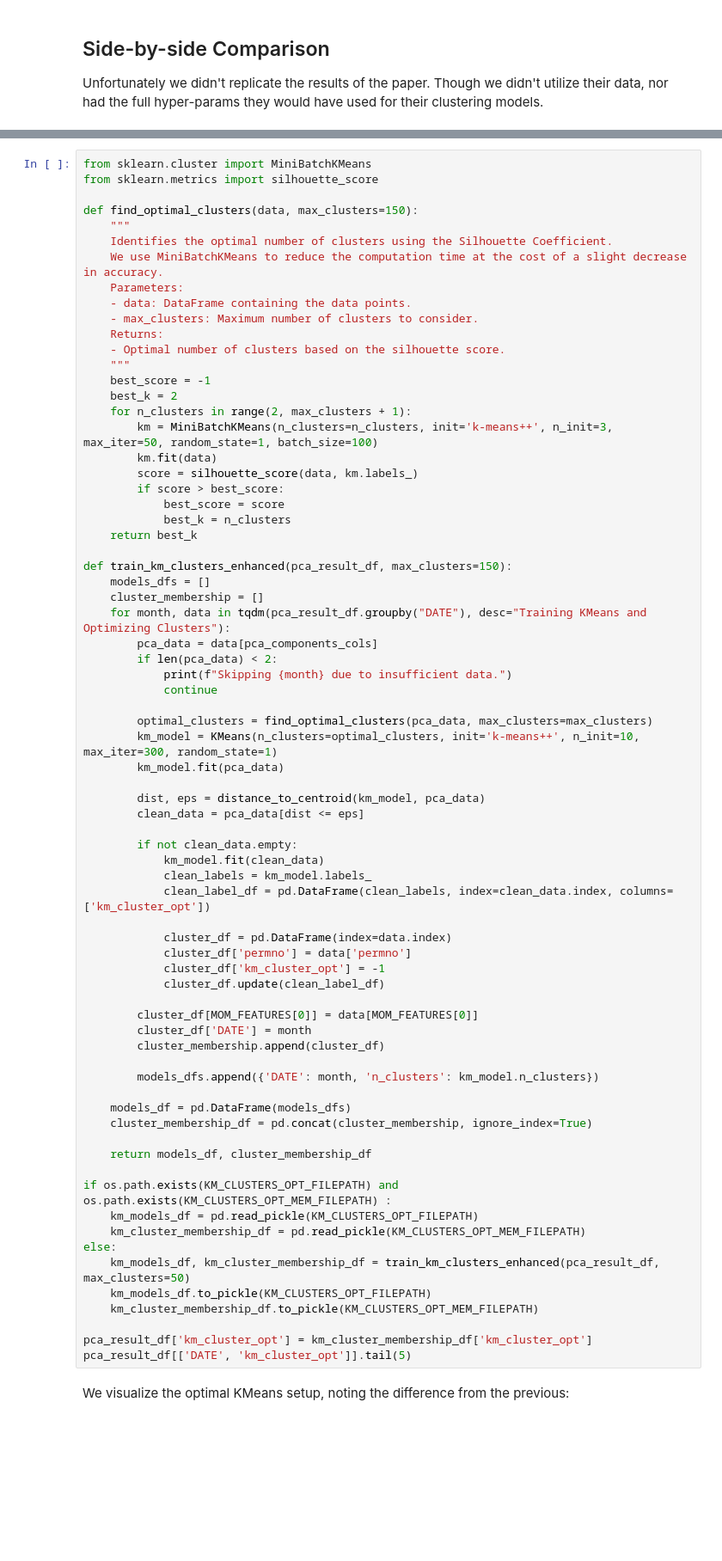
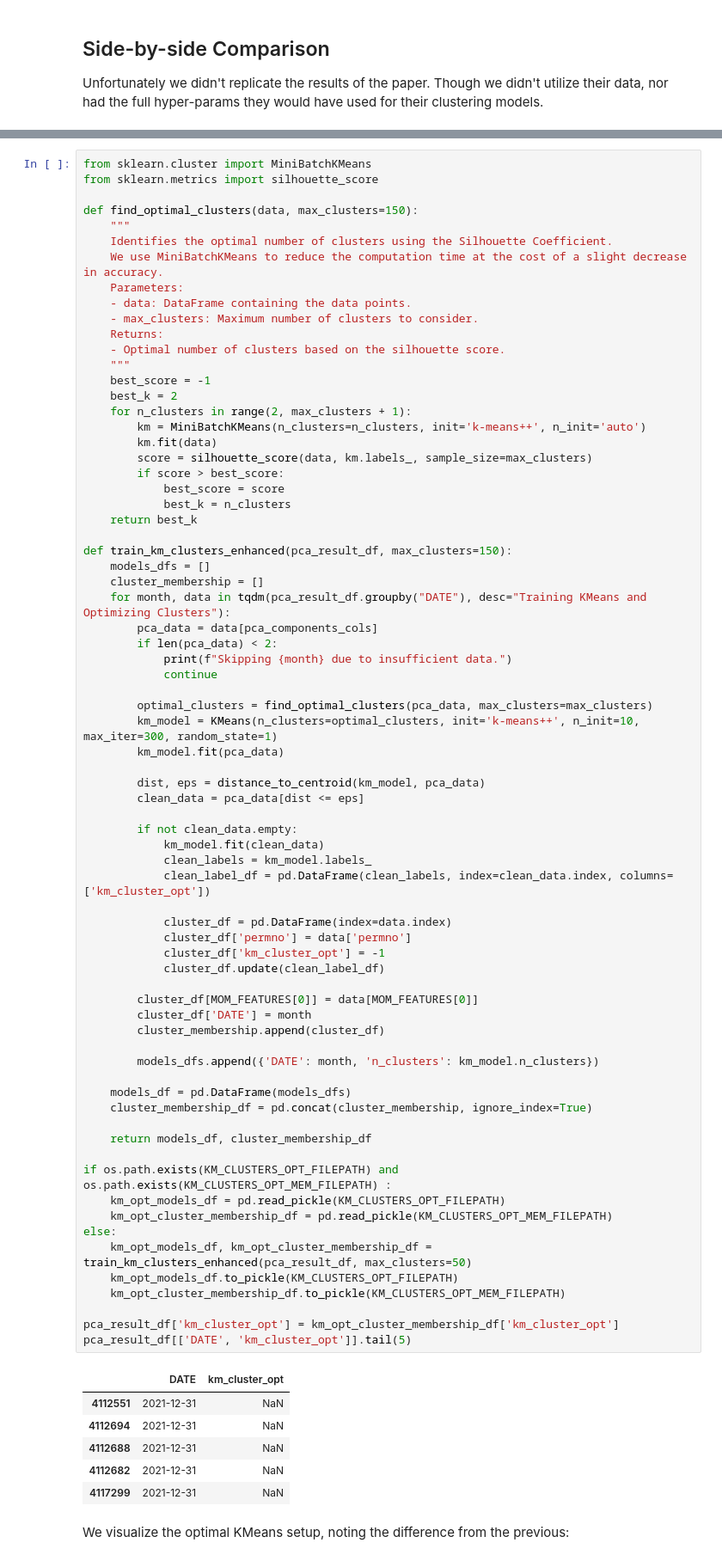
Before and after one commit to adamd1985/pairs_trading_unsupervised_learning, a Jupyter notebook: pairs_unsupervised.ipynb, the cells around one changed output, grey strips where cells are left out. Shown at 86% size. Saved outputs shown, nothing was run; the diff lists cells and outputs as text; blank space fills up the shorter version.

```diff
--- a/pairs_unsupervised.ipynb
+++ b/pairs_unsupervised.ipynb
@@ -1157,9 +1156,9 @@ def find_optimal_clusters(data, max_clusters=150):
     best_score = -1
     best_k = 2
     for n_clusters in range(2, max_clusters + 1):
-        km = MiniBatchKMeans(n_clusters=n_clusters, init='k-means++', n_init=3, max_iter=50, random_state=1, batch_size=100)
+        km = MiniBatchKMeans(n_clusters=n_clusters, init='k-means++', n_init='auto')
         km.fit(data)
-        score = silhouette_score(data, km.labels_)
+        score = silhouette_score(data, km.labels_, sample_size=max_clusters)
         if score > best_score:
             best_score = score
             best_k = n_clusters
@@ -1179,39 +1178,46 @@ def train_km_clusters_enhanced(pca_result_df, max_clusters=150):
         km_model.fit(pca_data)
 
         dist, eps = distance_to_centroid(km_model, pca_data)
         clean_data = pca_data[dist <= eps]
 
         if not clean_data.empty:
             km_model.fit(clean_data)
             clean_labels = km_model.labels_
             clean_label_df = pd.DataFrame(clean_labels, index=clean_data.index, columns=['km_cluster_opt'])
 
             cluster_df = pd.DataFrame(index=data.index)
             cluster_df['permno'] = data['permno']
             cluster_df['km_cluster_opt'] = -1
             cluster_df.update(clean_label_df)
 
         cluster_df[MOM_FEATURES[0]] = data[MOM_FEATURES[0]]
         cluster_df['DATE'] = month
         cluster_membership.append(cluster_df)
 
         models_dfs.append({'DATE': month, 'n_clusters': km_model.n_clusters})
 
     models_df = pd.DataFrame(models_dfs)
     cluster_membership_df = pd.concat(cluster_membership, ignore_index=True)
 
     return models_df, cluster_membership_df
 
 if os.path.exists(KM_CLUSTERS_OPT_FILEPATH) and os.path.exists(KM_CLUSTERS_OPT_MEM_FILEPATH) :
-    km_models_df = pd.read_pickle(KM_CLUSTERS_OPT_FILEPATH)
-    km_cluster_membership_df = pd.read_pickle(KM_CLUSTERS_OPT_MEM_FILEPATH)
+    km_opt_models_df = pd.read_pickle(KM_CLUSTERS_OPT_FILEPATH)
+    km_opt_cluster_membership_df = pd.read_pickle(KM_CLUSTERS_OPT_MEM_FILEPATH)
 else:
-    km_models_df, km_cluster_membership_df = train_km_clusters_enhanced(pca_result_df, max_clusters=50)
-    km_models_df.to_pickle(KM_CLUSTERS_OPT_FILEPATH)
-    km_cluster_membership_df.to_pickle(KM_CLUSTERS_OPT_MEM_FILEPATH)
+    km_opt_models_df, km_opt_cluster_membership_df = train_km_clusters_enhanced(pca_result_df, max_clusters=50)
+    km_opt_models_df.to_pickle(KM_CLUSTERS_OPT_FILEPATH)
+    km_opt_cluster_membership_df.to_pickle(KM_CLUSTERS_OPT_MEM_FILEPATH)
 
-pca_result_df['km_cluster_opt'] = km_cluster_membership_df['km_cluster_opt']
+pca_result_df['km_cluster_opt'] = km_opt_cluster_membership_df['km_cluster_opt']
 pca_result_df[['DATE', 'km_cluster_opt']].tail(5)
+# %% [output]
+|  | DATE | km_cluster_opt |
+| 4112551 | 2021-12-31 | NaN |
+| 4112694 | 2021-12-31 | NaN |
+| 4112688 | 2021-12-31 | NaN |
+| 4112682 | 2021-12-31 | NaN |
+| 4117299 | 2021-12-31 | NaN |
 # %% [markdown]
 We visualize the optimal KMeans setup, noting the difference from the previous:
 # %%
```
Also changed, not shown: parts of 9 cells of this notebook.
